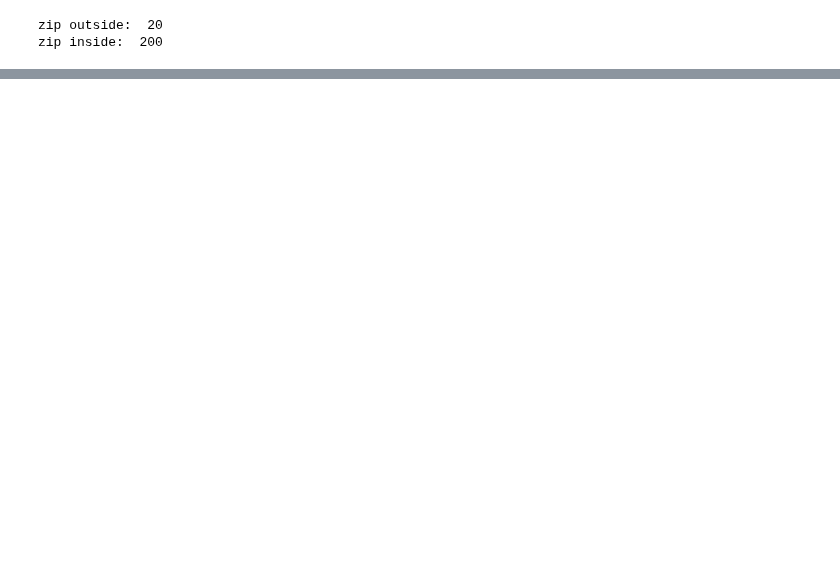
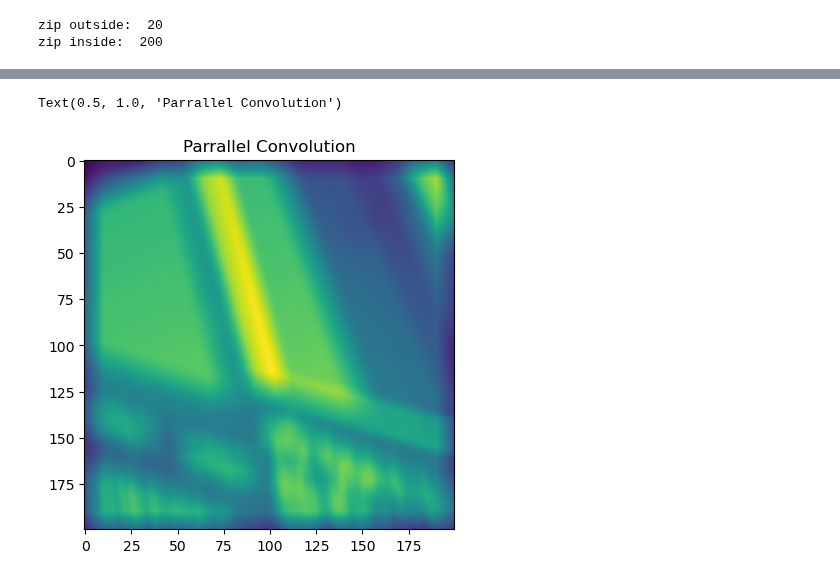
Before and after one commit to zhizhang1445/CRISPR_Sim, a Jupyter notebook: Sparse2DParrallelSim/unittest/convolution.ipynb, the cells around one changed output, grey strips where cells are left out. Cells and saved outputs as stored; diff of their text form; code cells hidden in the pictures; blank space fills up the shorter version.

```diff
--- a/Sparse2DParrallelSim/unittest/convolution.ipynb
+++ b/Sparse2DParrallelSim/unittest/convolution.ipynb
@@ -82,3 +93,7 @@ KeyboardInterrupt:
 # %%
 split_result = coverage_parrallel_convolution(input_ascent, filter_kernel, params, sim_params)
 plt.imshow(split_result)
+plt.title("Parrallel Convolution")
+# %% [output]
+Text(0.5, 1.0, 'Parrallel Convolution')
+[figure, added]
```
Also changed, not shown: parts of 6 cells of this notebook, 3 other files.
